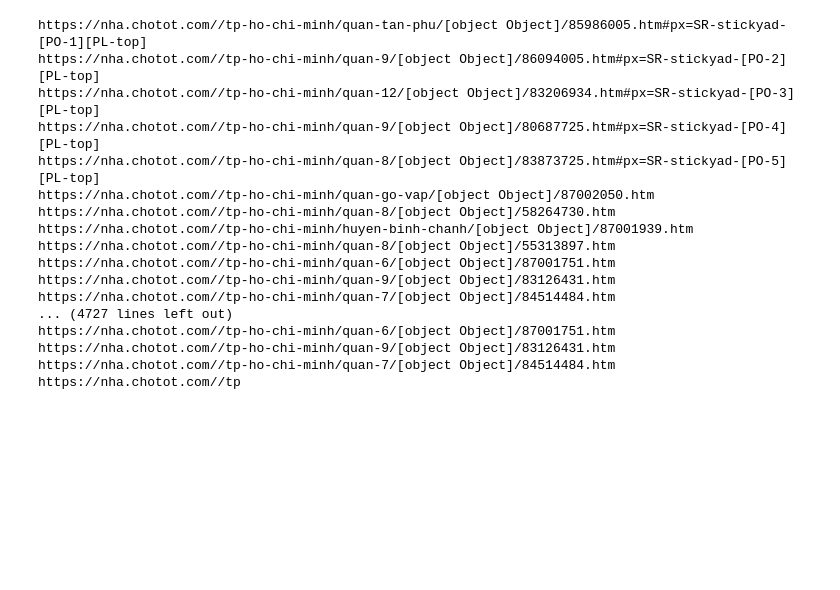
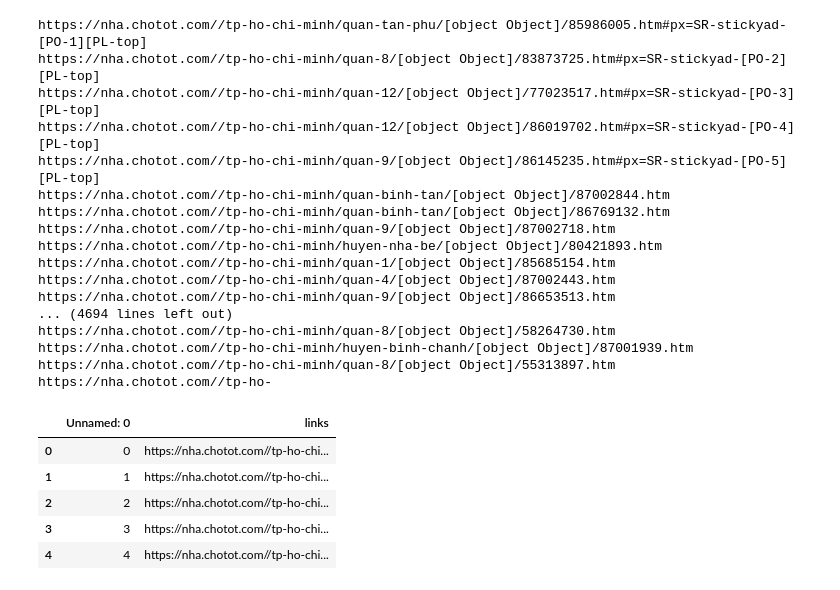
Before and after one commit to huyle1999/Thesis, a Jupyter notebook: Crawl_data.ipynb, the cells around one changed output. Saved outputs shown, nothing was run; the diff lists cells and outputs as text; code cells hidden in the pictures; blank space fills up the shorter version.

```diff
--- a/Crawl_data.ipynb
+++ b/Crawl_data.ipynb
@@ -53,29 +53,27 @@ for page in range(1000):
         ar.append(link)
         print(ar[i])
     # Mảng link sẽ chứa link của tất cả bất động sản
+df = pd.DataFrame(ar,columns=['links'])
 print("done")
-df = pd.DataFrame(ar,columns=['links'])
-
-
 #df.style.set_properties(subset=['links'], **{'width': '600px'})
 #Tạo một DataFrame với tất cả các link thu được
 # %% [output]
 https://nha.chotot.com//tp-ho-chi-minh/quan-tan-phu/[object Object]/85986005.htm#px=SR-stickyad-[PO-1][PL-top]
-https://nha.chotot.com//tp-ho-chi-minh/quan-9/[object Object]/86094005.htm#px=SR-stickyad-[PO-2][PL-top]
-https://nha.chotot.com//tp-ho-chi-minh/quan-12/[object Object]/83206934.htm#px=SR-stickyad-[PO-3][PL-top]
-https://nha.chotot.com//tp-ho-chi-minh/quan-9/[object Object]/80687725.htm#px=SR-stickyad-[PO-4][PL-top]
-https://nha.chotot.com//tp-ho-chi-minh/quan-8/[object Object]/83873725.htm#px=SR-stickyad-[PO-5][PL-top]
-https://nha.chotot.com//tp-ho-chi-minh/quan-go-vap/[object Object]/87002050.htm
+https://nha.chotot.com//tp-ho-chi-minh/quan-8/[object Object]/83873725.htm#px=SR-stickyad-[PO-2][PL-top]
+https://nha.chotot.com//tp-ho-chi-minh/quan-12/[object Object]/77023517.htm#px=SR-stickyad-[PO-3][PL-top]
+https://nha.chotot.com//tp-ho-chi-minh/quan-12/[object Object]/86019702.htm#px=SR-stickyad-[PO-4][PL-top]
+https://nha.chotot.com//tp-ho-chi-minh/quan-9/[object Object]/86145235.htm#px=SR-stickyad-[PO-5][PL-top]
+https://nha.chotot.com//tp-ho-chi-minh/quan-binh-tan/[object Object]/87002844.htm
+https://nha.chotot.com//tp-ho-chi-minh/quan-binh-tan/[object Object]/86769132.htm
+https://nha.chotot.com//tp-ho-chi-minh/quan-9/[object Object]/87002718.htm
+https://nha.chotot.com//tp-ho-chi-minh/huyen-nha-be/[object Object]/80421893.htm
+https://nha.chotot.com//tp-ho-chi-minh/quan-1/[object Object]/85685154.htm
+https://nha.chotot.com//tp-ho-chi-minh/quan-4/[object Object]/87002443.htm
+https://nha.chotot.com//tp-ho-chi-minh/quan-9/[object Object]/86653513.htm
+... (4694 lines left out)
 https://nha.chotot.com//tp-ho-chi-minh/quan-8/[object Object]/58264730.htm
 https://nha.chotot.com//tp-ho-chi-minh/huyen-binh-chanh/[object Object]/87001939.htm
 https://nha.chotot.com//tp-ho-chi-minh/quan-8/[object Object]/55313897.htm
-https://nha.chotot.com//tp-ho-chi-minh/quan-6/[object Object]/87001751.htm
-https://nha.chotot.com//tp-ho-chi-minh/quan-9/[object Object]/83126431.htm
-https://nha.chotot.com//tp-ho-chi-minh/quan-7/[object Object]/84514484.htm
-... (4727 lines left out)
-https://nha.chotot.com//tp-ho-chi-minh/quan-6/[object Object]/87001751.htm
-https://nha.chotot.com//tp-ho-chi-minh/quan-9/[object Object]/83126431.htm
-https://nha.chotot.com//tp-ho-chi-minh/quan-7/[object Object]/84514484.htm
-https://nha.chotot.com//tp
+https://nha.chotot.com//tp-ho-
 # %%
 # Xuất file csv
@@ -82,0 +126,10 @@ df.to_csv('Link_ChoTot.csv',index=True)
+# %%
+frame = pd.read_csv('linkdata.csv')
+frame.head()
+# %% [output]
+|  | Unnamed: 0 | links |
+| 0 | 0 | https://nha.chotot.com//tp-ho-chi... |
+| 1 | 1 | https://nha.chotot.com//tp-ho-chi... |
+| 2 | 2 | https://nha.chotot.com//tp-ho-chi... |
+| 3 | 3 | https://nha.chotot.com//tp-ho-chi... |
+| 4 | 4 | https://nha.chotot.com//tp-ho-chi... |
```
Also changed, not shown: parts of 7 cells of this notebook, 17 other files.
